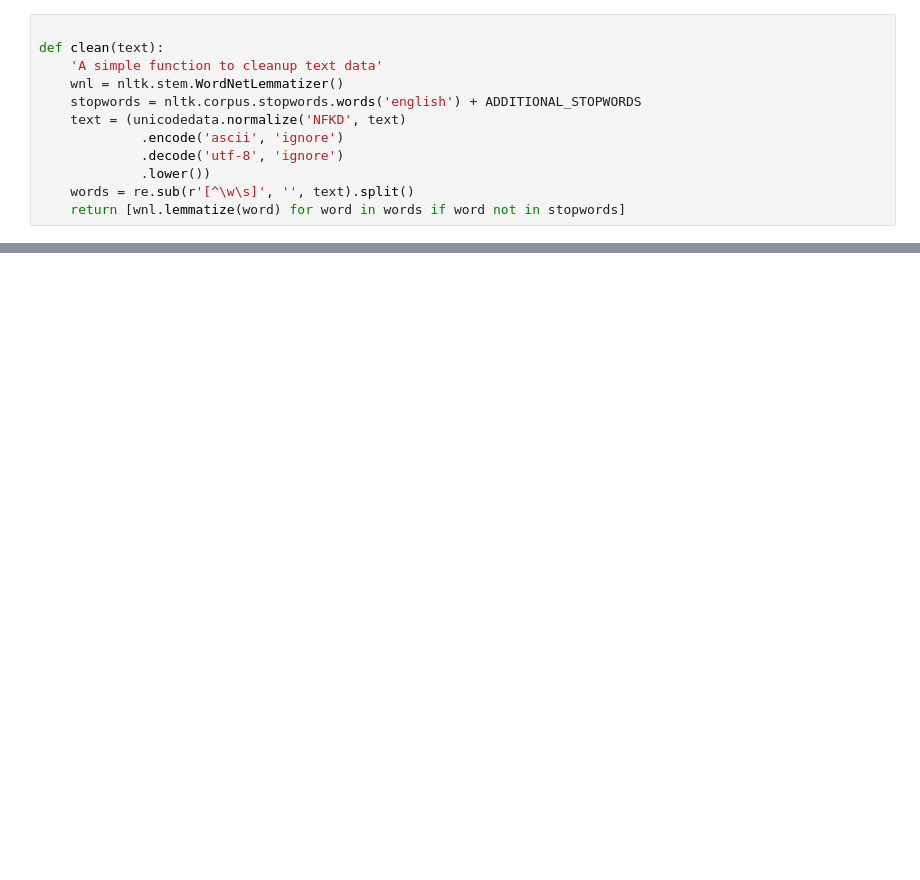
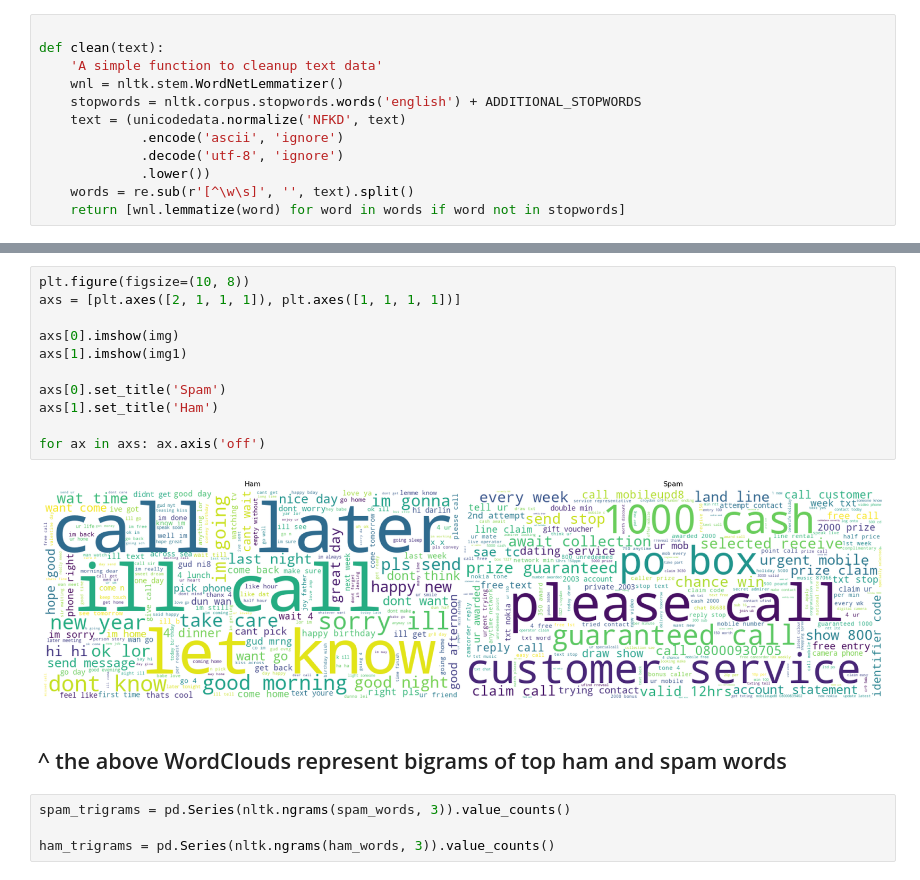
Before and after one commit to wherrickjr/natural-language-processing-exercises, a Jupyter notebook: explore.ipynb, the cells around one changed output, grey strips where cells are left out. Cells and saved outputs as stored; diff of their text form; blank space fills up the shorter version.

```diff
--- a/explore.ipynb
+++ b/explore.ipynb
@@ -132,0 +122,19 @@ TypeError: sequence item 0: expected str instance, int found
+# %%
+plt.figure(figsize=(10, 8))
+axs = [plt.axes([2, 1, 1, 1]), plt.axes([1, 1, 1, 1])]
+
+axs[0].imshow(img)
+axs[1].imshow(img1)
+
+axs[0].set_title('Spam')
+axs[1].set_title('Ham')
+
+for ax in axs: ax.axis('off')
+# %% [output]
+[figure, added]
+# %% [markdown]
+## ^ the above WordClouds represent bigrams of top ham and spam words
+# %%
+spam_trigrams = pd.Series(nltk.ngrams(spam_words, 3)).value_counts()
+
+ham_trigrams = pd.Series(nltk.ngrams(ham_words, 3)).value_counts()
```
Also changed, not shown: parts of 30 cells of this notebook.
